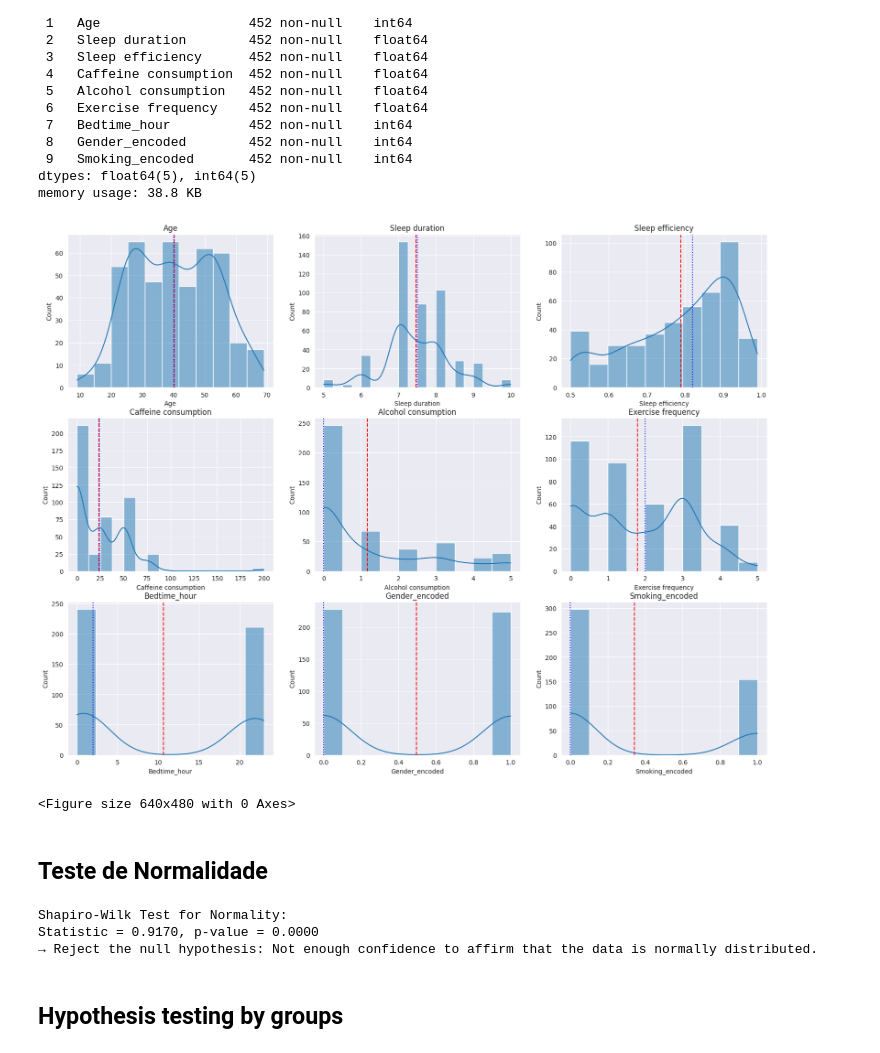
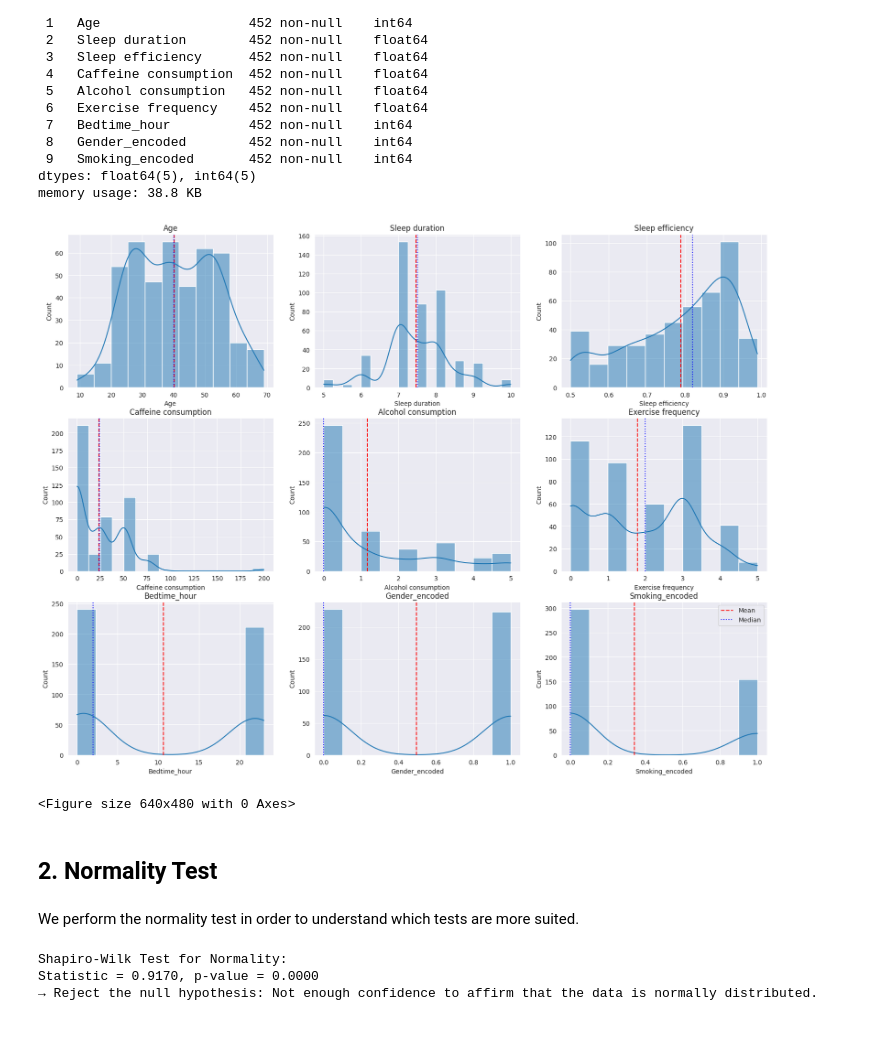
Before and after one commit to pedroaires/SleepHealth-Analysis-ML, a Jupyter notebook: notebooks/02_statistical_analysis.ipynb, the cells around one changed output. Drawn from its saved outputs; the diff is of its cells as text; code cells hidden in the pictures.

```diff
--- a/notebooks/02_statistical_analysis.ipynb
+++ b/notebooks/02_statistical_analysis.ipynb
@@ -65,33 +35,36 @@ memory usage: 38.8 KB
 # %%
 cols = df.columns.tolist()
 cols.remove('ID')
 
 descriptive_metrics = df[cols].describe()
 descriptive_metrics.drop(axis=0, index='count', inplace=True)
 
 sns.set_style("darkgrid")
 sns.color_palette("deep")
 
 grid_cols = 3
 grid_lines = len(cols) // grid_cols if len(cols) % grid_cols == 0 else (len(cols) // grid_cols) + 1
 
 fig, axes = plt.subplots(grid_lines, grid_cols, figsize=(20, 15) )
 
 axes_flat = axes.flatten()
 for i, col in enumerate(cols):
+
     axes_flat[i].set_title(col)
     sns.histplot(df[col], kde=True, ax=axes_flat[i])
     axes_flat[i].axvline(df[col].mean(), color='red', linestyle='--', label='Mean')
     axes_flat[i].axvline(df[col].median(), color='blue', linestyle=':', label='Median')
 
-    # plt.legend()
+plt.legend()
 plt.show()
 plt.tight_layout()
 # %% [output]
-[figure, old version]
+[figure, new version]
 <Figure size 640x480 with 0 Axes>
-# %% [markdown]
-## Teste de Normalidade
+# %% [markdown]
+## 2. Normality Test
+# %% [markdown]
+We perform the normality test in order to understand which tests are more suited.
 # %%
 from scipy.stats import shapiro
 
@@ -107,5 +80,3 @@ else:
 Shapiro-Wilk Test for Normality:
 Statistic = 0.9170, p-value = 0.0000
 → Reject the null hypothesis: Not enough confidence to affirm that the data is normally distributed.
-# %% [markdown]
-## Hypothesis testing by groups
```
Also changed, not shown: parts of 35 cells of this notebook.
